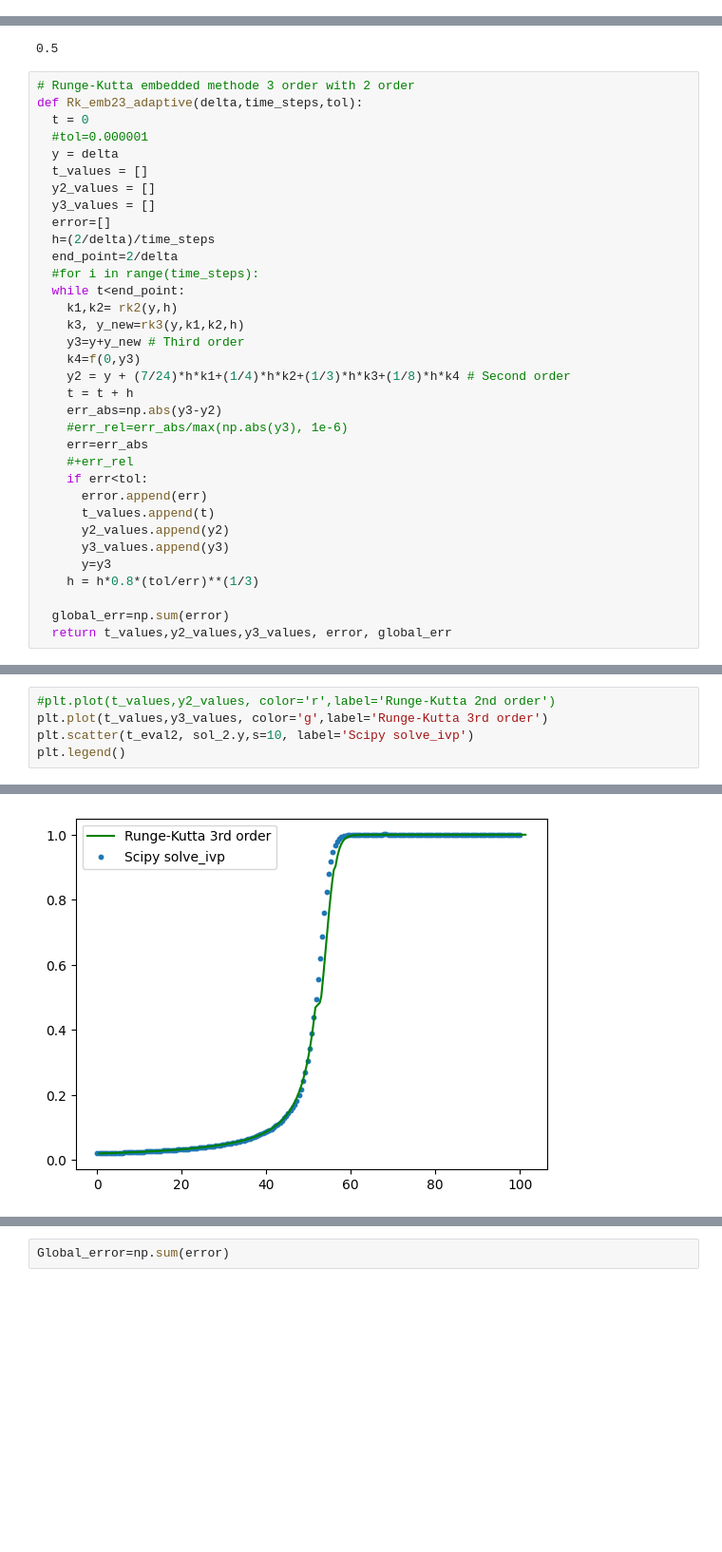
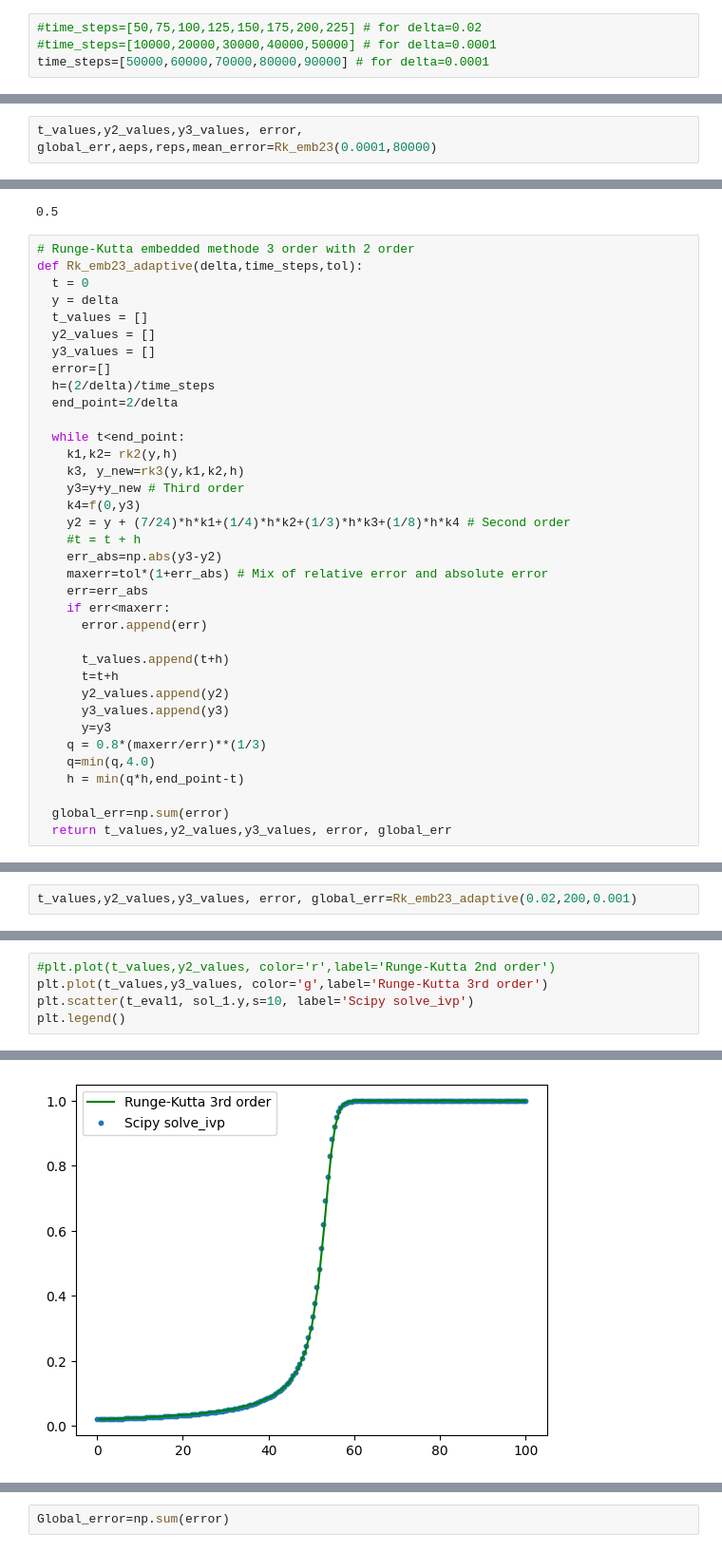
Before and after one commit to sojohan/02687Assignment2, a Jupyter notebook: assignment2.ipynb, the cells around one changed output, grey strips where cells are left out. Shown: that part at 95% size. Drawn from its saved outputs; the diff is of its cells as text; blank space fills up the shorter version.

```diff
--- a/assignment2.ipynb
+++ b/assignment2.ipynb
@@ -163,3 +233,7 @@ time_steps=[200,400,600,800,1000,1200]
+# %%
+#time_steps=[50,75,100,125,150,175,200,225] # for delta=0.02
+#time_steps=[10000,20000,30000,40000,50000] # for delta=0.0001
+time_steps=[50000,60000,70000,80000,90000] # for delta=0.0001
 # %%
 test=map(step_size,time_steps)
 # %%
@@ -184,0 +302,2 @@ plt.show()
+# %%
+t_values,y2_values,y3_values, error, global_err,aeps,reps,mean_error=Rk_emb23(0.0001,80000)
@@ -198,7 +324,6 @@ plt.show()
 # Runge-Kutta embedded methode 3 order with 2 order
 def Rk_emb23_adaptive(delta,time_steps,tol):
   t = 0
-  #tol=0.000001
   y = delta
   t_values = []
   y2_values = []
@@ -206,25 +331,28 @@ def Rk_emb23_adaptive(delta,time_steps,tol):
   error=[]
   h=(2/delta)/time_steps
   end_point=2/delta
-  #for i in range(time_steps):
+
   while t<end_point:
     k1,k2= rk2(y,h)
     k3, y_new=rk3(y,k1,k2,h)
     y3=y+y_new # Third order
     k4=f(0,y3)
     y2 = y + (7/24)*h*k1+(1/4)*h*k2+(1/3)*h*k3+(1/8)*h*k4 # Second order
-    t = t + h
+    #t = t + h
     err_abs=np.abs(y3-y2)
-    #err_rel=err_abs/max(np.abs(y3), 1e-6)
+    maxerr=tol*(1+err_abs) # Mix of relative error and absolute error
     err=err_abs
-    #+err_rel
-    if err<tol:
+    if err<maxerr:
       error.append(err)
-      t_values.append(t)
+
+      t_values.append(t+h)
+      t=t+h
       y2_values.append(y2)
       y3_values.append(y3)
       y=y3
-    h = h*0.8*(tol/err)**(1/3)
+    q = 0.8*(maxerr/err)**(1/3)
+    q=min(q,4.0)
+    h = min(q*h,end_point-t)
 
   global_err=np.sum(error)
   return t_values,y2_values,y3_values, error, global_err
@@ -240,0 +373,2 @@ sol_2=ODEsolve(delta,t_span2,t_eval2)
+# %%
+t_values,y2_values,y3_values, error, global_err=Rk_emb23_adaptive(0.02,200,0.001)
@@ -241,11 +383,11 @@ sol_2=ODEsolve(delta,t_span2,t_eval2)
 # %%
 #plt.plot(t_values,y2_values, color='r',label='Runge-Kutta 2nd order')
 plt.plot(t_values,y3_values, color='g',label='Runge-Kutta 3rd order')
-plt.scatter(t_eval2, sol_2.y,s=10, label='Scipy solve_ivp')
+plt.scatter(t_eval1, sol_1.y,s=10, label='Scipy solve_ivp')
 plt.legend()
 # %% [output]
 <matplotlib.legend.Legend at 0x...>
-[figure, old version]
+[figure, new version]
 # %%
 
 plt.plot(t_values,error, color='r',label='Runge-Kutta 23 error')
```
Also changed, not shown: parts of 71 cells of this notebook.
